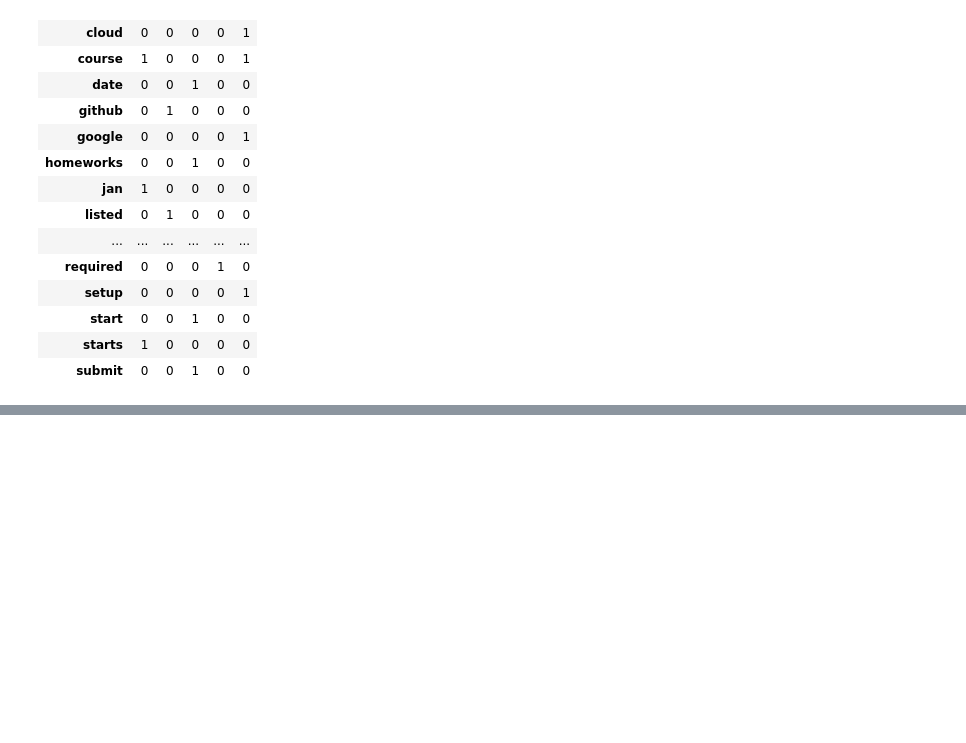
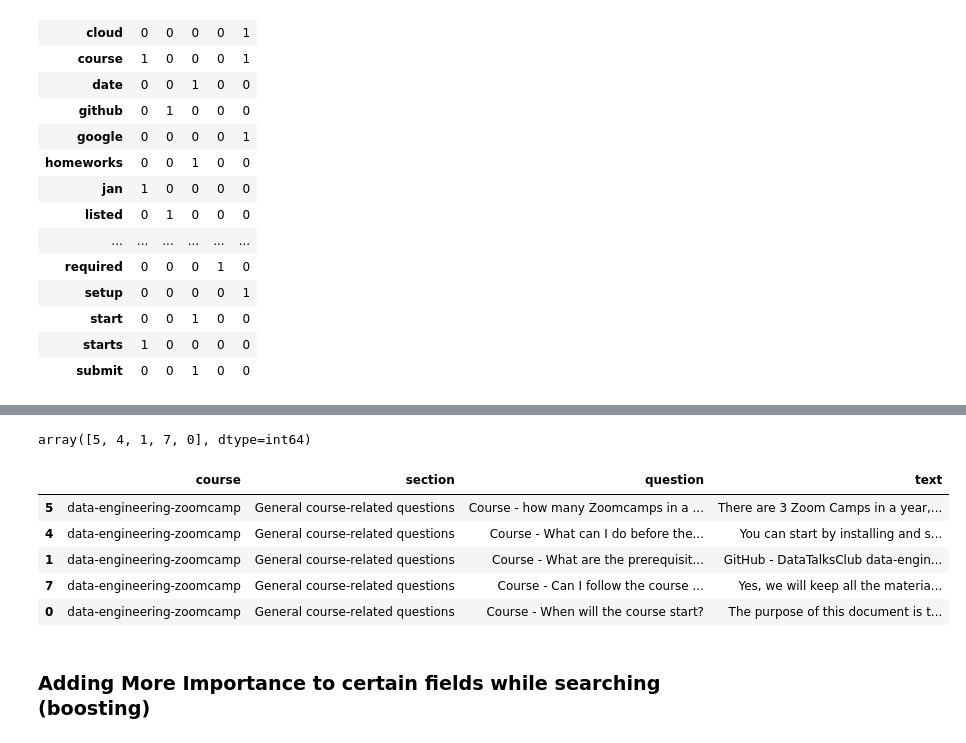
Before and after one commit to MSVelan/Search-Engine-Implementation, a Jupyter notebook: main.ipynb, the cells around one changed output, grey strips where cells are left out. Cells and saved outputs as stored; diff of their text form; code cells hidden in the pictures; blank space fills up the shorter version.

```diff
--- a/main.ipynb
+++ b/main.ipynb
@@ -105,0 +297,10 @@ df_docs
+# %%
+filters = {
+    'course': "data-engineering-zoomcamp"
+}
+# %%
+for field, value in filters.items():
+    mask = (df[field] == value).astype(int).values
+    score = score * mask
+
+score
@@ -105,0 +325,17 @@ df_docs
+# %%
+top_five_search_indices = np.argsort(score)[-5:]
+# %%
+top_five_search_indices
+# %% [output]
+array([5, 4, 1, 7, 0], dtype=int64)
+# %%
+df.iloc[top_five_search_indices]
+# %% [output]
+|  | course | section | question | text |
+| 5 | data-engineering-zoomcamp | General course-related questions | Course - how many Zoomcamps in a ... | There are 3 Zoom Camps in a year,... |
+| 4 | data-engineering-zoomcamp | General course-related questions | Course - What can I do before the... | You can start by installing and s... |
+| 1 | data-engineering-zoomcamp | General course-related questions | Course - What are the prerequisit... | GitHub - DataTalksClub data-engin... |
+| 7 | data-engineering-zoomcamp | General course-related questions | Course - Can I follow the course ... | Yes, we will keep all the materia... |
+| 0 | data-engineering-zoomcamp | General course-related questions | Course - When will the course start? | The purpose of this document is t... |
+# %% [markdown]
+### Adding More Importance to certain fields while searching (boosting)
```
Also changed, not shown: parts of 34 cells of this notebook.
